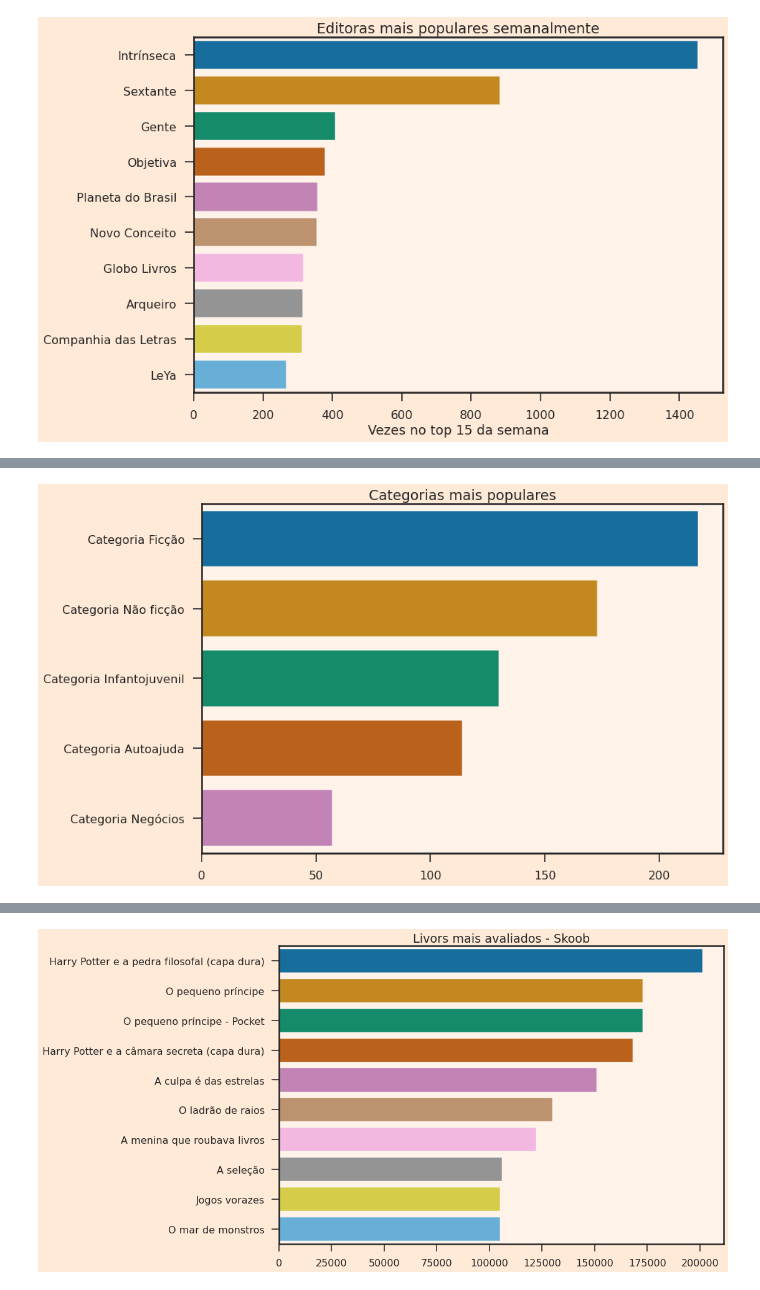
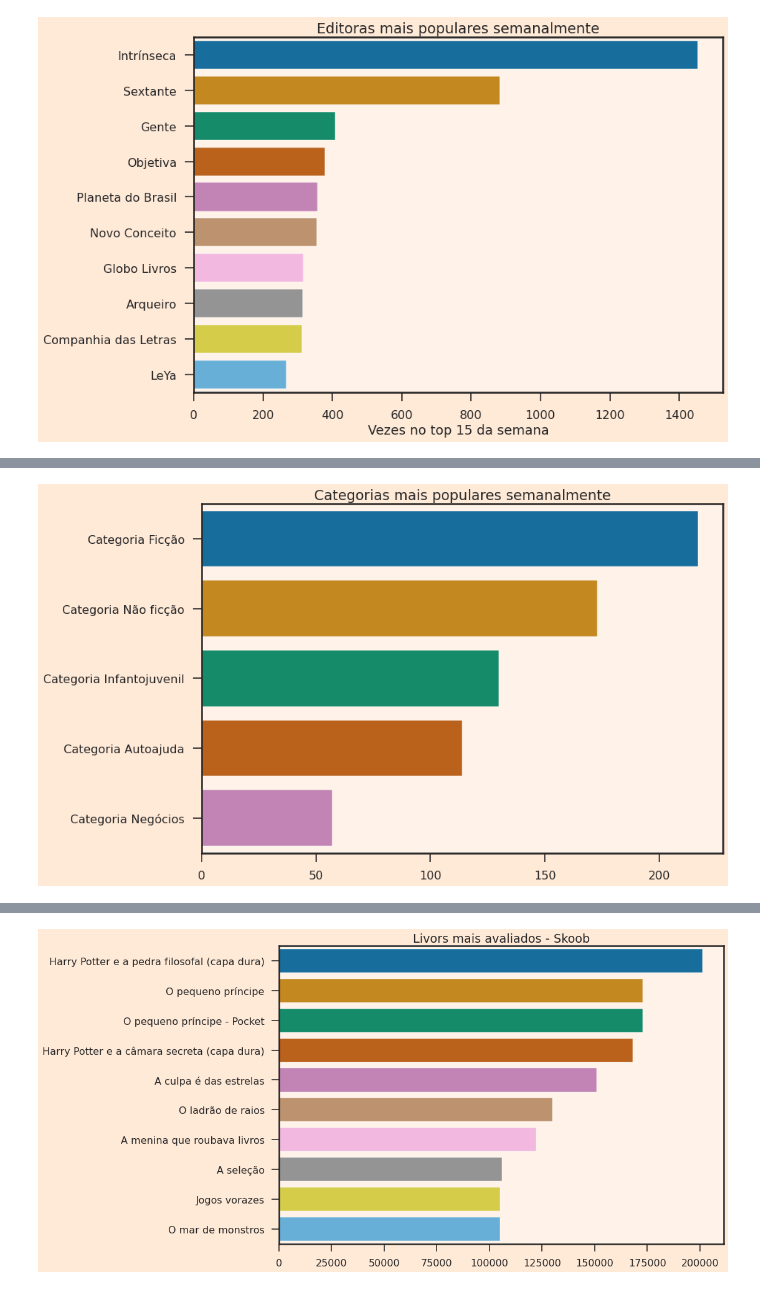
Before and after one commit to JonasBrother97/jeff_final, a Jupyter notebook: FINAL.ipynb, the cells around one changed output, grey strips where cells are left out. Cells and saved outputs as stored; diff of their text form; code cells hidden in the pictures.

```diff
--- a/FINAL.ipynb
+++ b/FINAL.ipynb
@@ -93,13 +94,13 @@ plt.show()
 # %%
 sns.barplot(x = df_analise.drop_duplicates(subset=['titulo']).categoria.value_counts(),
             y = df_analise.drop_duplicates(subset=['titulo']).categoria.value_counts().index)
 
-plt.title("Categorias mais populares")
+plt.title("Categorias mais populares semanalmente")
 plt.xlabel("")
 plt.ylabel("")
 plt.show()
 # %% [output]
-[figure, old version]
+[figure, new version]
 # %%
 sns.boxplot(x = df_analise.groupby('titulo').mean()['paginas'])
 
```
Also changed, not shown: parts of 3 cells of this notebook.
